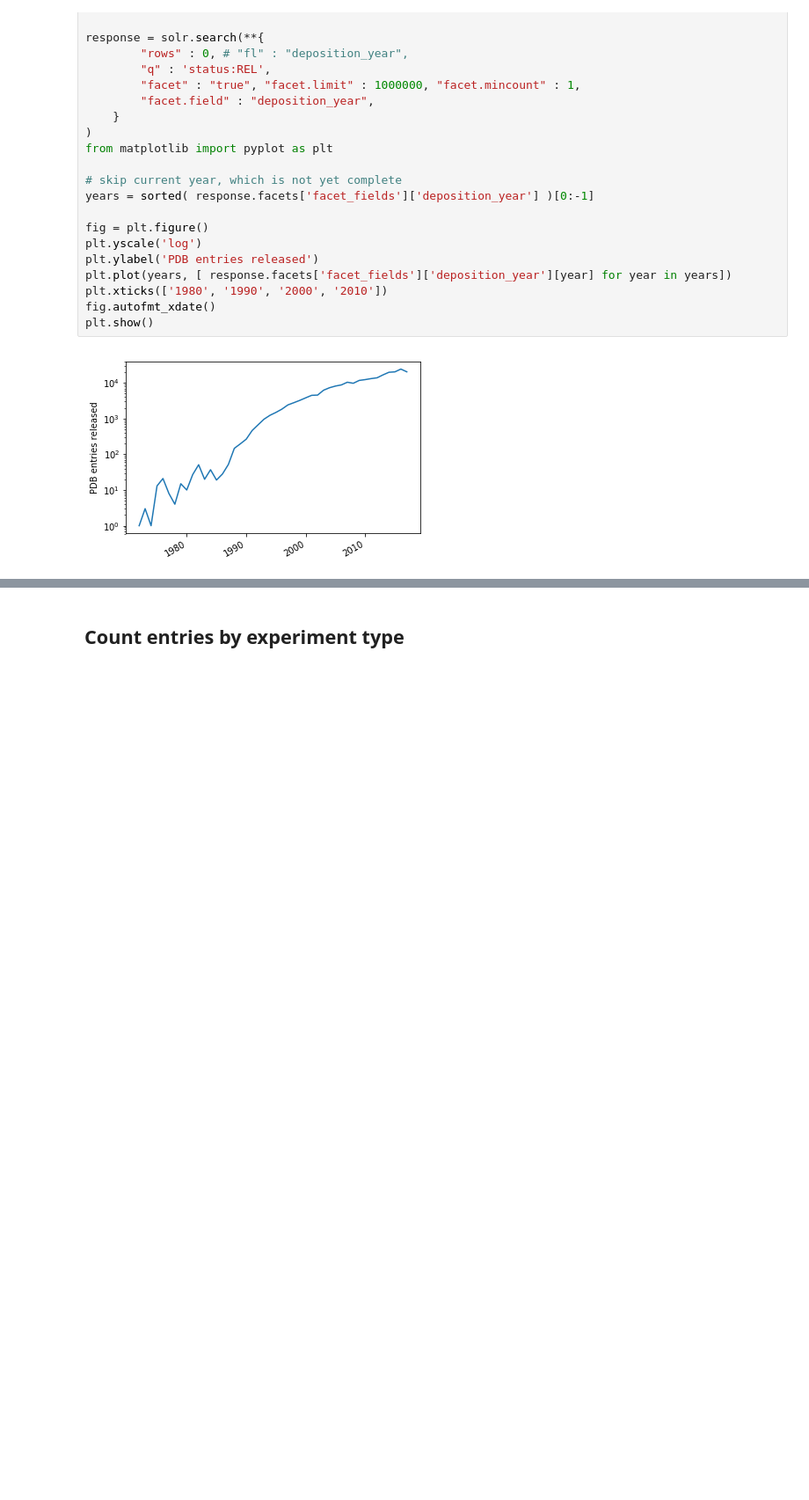
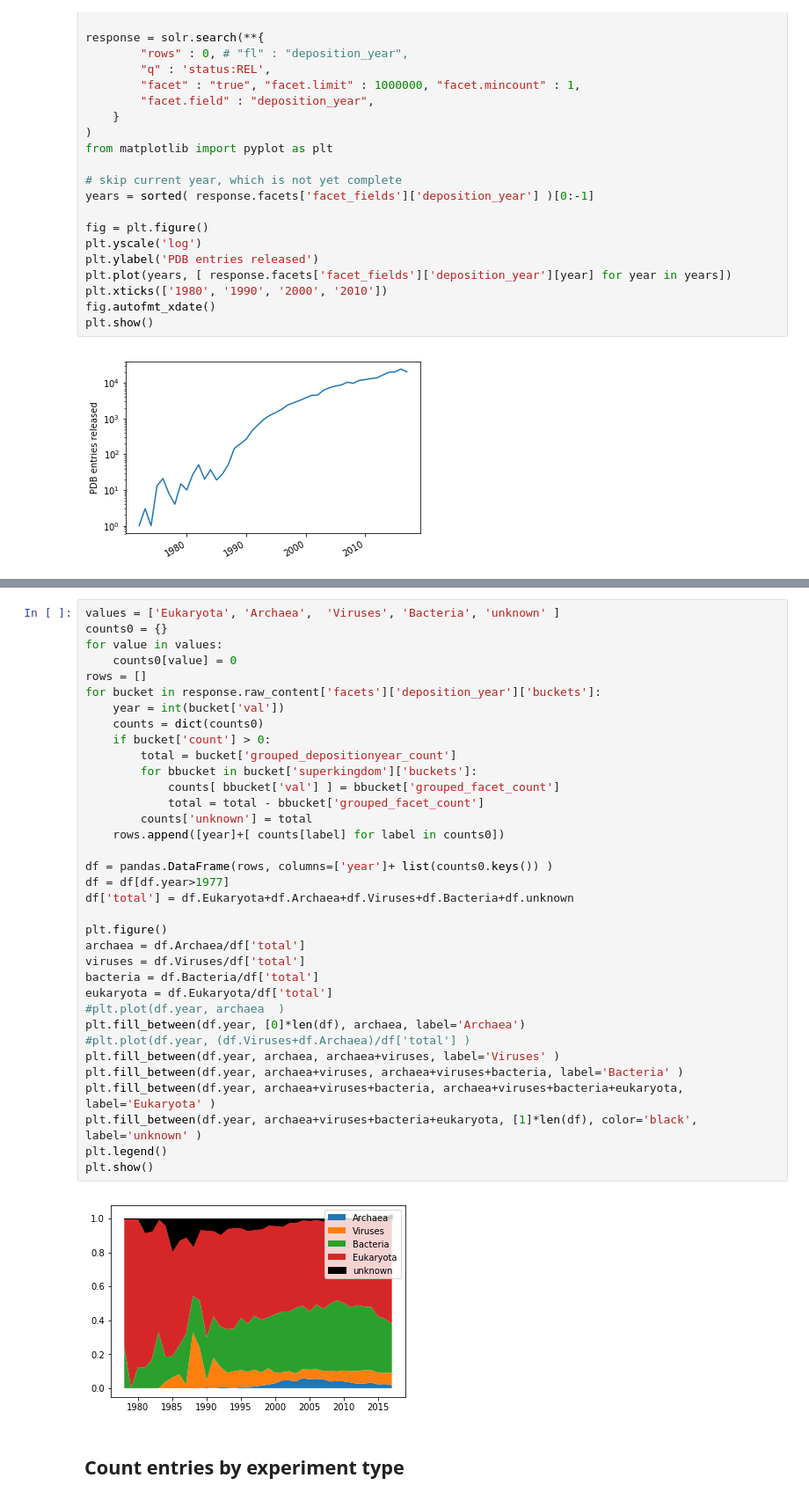
Before and after one commit to PDBeurope/PDBe_Programming, a Jupyter notebook: search_interface/notebooks/LifeCycle.ipynb, the cells around one changed output, grey strips where cells are left out. Shown at 88% size. Drawn from its saved outputs; the diff is of its cells as text; blank space fills up the shorter version.

```diff
--- a/search_interface/notebooks/LifeCycle.ipynb
+++ b/search_interface/notebooks/LifeCycle.ipynb
@@ -136,2 +130,39 @@ df.head()
+# %%
+values = ['Eukaryota', 'Archaea',  'Viruses', 'Bacteria', 'unknown' ]
+counts0 = {}
+for value in values:
+    counts0[value] = 0
+rows = []
+for bucket in response.raw_content['facets']['deposition_year']['buckets']:
+    year = int(bucket['val'])
+    counts = dict(counts0)
+    if bucket['count'] > 0:
+        total = bucket['grouped_depositionyear_count']
+        for bbucket in bucket['superkingdom']['buckets']:
+            counts[ bbucket['val'] ] = bbucket['grouped_facet_count']
+            total = total - bbucket['grouped_facet_count']
+        counts['unknown'] = total
+    rows.append([year]+[ counts[label] for label in counts0])
+
+df = pandas.DataFrame(rows, columns=['year']+ list(counts0.keys()) )
+df = df[df.year>1977]
+df['total'] = df.Eukaryota+df.Archaea+df.Viruses+df.Bacteria+df.unknown
+
+plt.figure()
+archaea = df.Archaea/df['total']
+viruses = df.Viruses/df['total']
+bacteria = df.Bacteria/df['total']
+eukaryota = df.Eukaryota/df['total']
+#plt.plot(df.year, archaea  )
+plt.fill_between(df.year, [0]*len(df), archaea, label='Archaea')
+#plt.plot(df.year, (df.Viruses+df.Archaea)/df['total'] )
+plt.fill_between(df.year, archaea, archaea+viruses, label='Viruses' )
+plt.fill_between(df.year, archaea+viruses, archaea+viruses+bacteria, label='Bacteria' )
+plt.fill_between(df.year, archaea+viruses+bacteria, archaea+viruses+bacteria+eukaryota, label='Eukaryota' )
+plt.fill_between(df.year, archaea+viruses+bacteria+eukaryota, [1]*len(df), color='black', label='unknown' )
+plt.legend()
+plt.show()
+# %% [output]
+[figure, added]
 # %% [markdown]
 ## Count entries by experiment type
```
Also changed, not shown: parts of 21 cells of this notebook.
